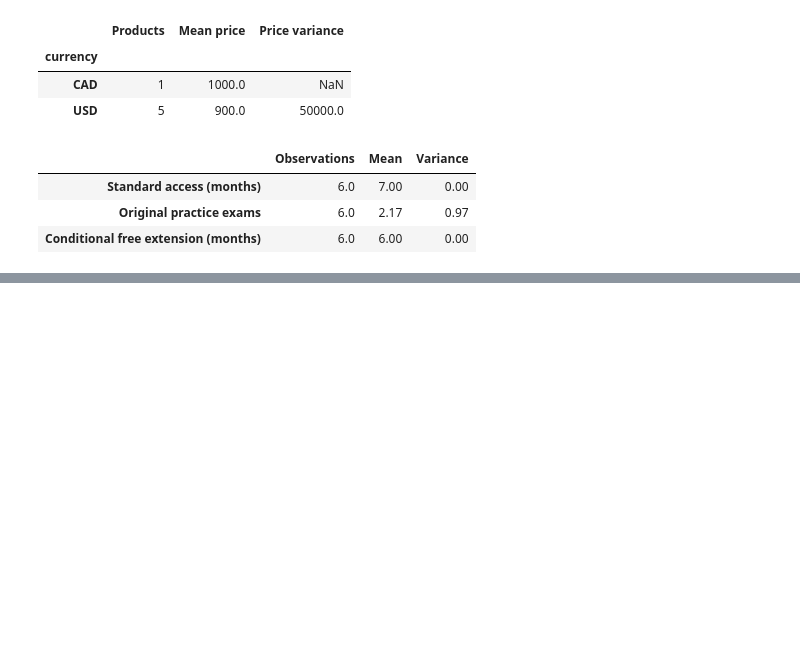
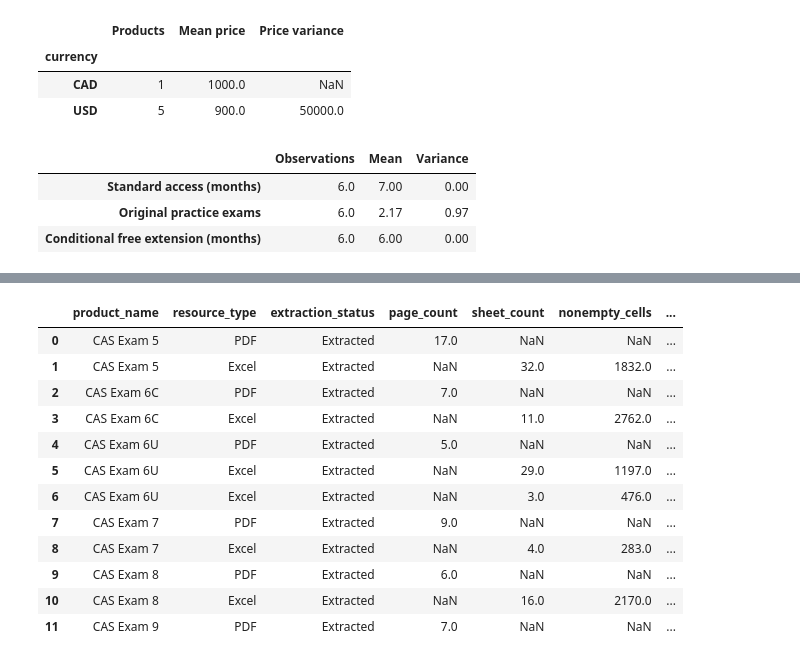
Before and after one commit to maxinehb/datasci530fall2026, a Jupyter notebook: Project 1/Project_1.ipynb, the cells around one changed output, grey strips where cells are left out. Cells and saved outputs as stored; diff of their text form; code cells hidden in the pictures; blank space fills up the shorter version.

```diff
--- a/Project 1/Project_1.ipynb
+++ b/Project 1/Project_1.ipynb
@@ -473,0 +761,89 @@ display(numeric_summary.round(2))
+# %%
+content_patterns = {
+    "worked_example": r"\bworked examples?\b|\bstep.by.step\b",
+    "practice_question": r"\bquestions?\b|\bproblems?\b|\bexercises?\b",
+    "solution": r"\bsolutions?\b|\banswers?\b",
+    "formula": r"\bformulas?\b|\bequations?\b"
+}
+
+content_evidence = []
+
+for indicator, pattern in content_patterns.items():
+    column = f"{indicator}_keyword"
+
+    # Missing means extraction failed or yielded no text
+    sample_content_df[column] = pd.Series(
+        pd.NA, index=sample_content_df.index, dtype="boolean"
+    )
+
+    extracted = sample_content_df["extraction_status"].eq("Extracted")
+
+    sample_content_df.loc[extracted, column] = (
+        sample_content_df.loc[extracted, "extracted_text"]
+        .str.contains(pattern, case=False, regex=True)
+    )
+
+    for _, sample in sample_content_df.loc[extracted].iterrows():
+        match = re.search(pattern, sample["extracted_text"], re.I)
+
+        if match:
+            text = sample["extracted_text"]
+            content_evidence.append({
+                "product_name": sample["product_name"],
+                "sample_url": sample["sample_url"],
+                "indicator": indicator,
+                "evidence": text[
+                    max(0, match.start() - 100):match.end() + 150
+                ].replace("\n", " ")
+            })
+
+sample_evidence_df = pd.DataFrame(
+    content_evidence,
+    columns=["product_name", "sample_url", "indicator", "evidence"]
+)
+
+# Review document structure and extraction success
+display(sample_content_df[[
+    "product_name", "resource_type", "extraction_status",
+    "page_count", "sheet_count", "nonempty_cells", "formula_cells"
+]])
+
+display(sample_content_df.loc[
+    ~sample_content_df["extraction_status"].eq("Extracted"),
+    ["product_name", "sample_url", "extraction_status", "extraction_error"]
+])
+
+display(sample_evidence_df)
+
+# Counts and missing values for the additional datasets
+additional_quality = pd.DataFrame([
+    {
+        "Dataset": name,
+        "Observations": len(frame),
+        "Missing values": (
+            frame.replace(r"^\s*$", pd.NA, regex=True)
+            .isna().sum().sum()
+        )
+    }
+    for name, frame in [
+        ("Product categories", product_categories_df),
+        ("Preparation themes", preparation_themes_df),
+        ("Sample content", sample_content_df)
+    ]
+])
+
+display(additional_quality)
+# %% [output]
+|  | product_name | resource_type | extraction_status | page_count | sheet_count | nonempty_cells | ... |
+| 0 | CAS Exam 5 | PDF | Extracted | 17.0 | NaN | NaN | ... |
+| 1 | CAS Exam 5 | Excel | Extracted | NaN | 32.0 | 1832.0 | ... |
+| 2 | CAS Exam 6C | PDF | Extracted | 7.0 | NaN | NaN | ... |
+| 3 | CAS Exam 6C | Excel | Extracted | NaN | 11.0 | 2762.0 | ... |
+| 4 | CAS Exam 6U | PDF | Extracted | 5.0 | NaN | NaN | ... |
+| 5 | CAS Exam 6U | Excel | Extracted | NaN | 29.0 | 1197.0 | ... |
+| 6 | CAS Exam 6U | Excel | Extracted | NaN | 3.0 | 476.0 | ... |
+| 7 | CAS Exam 7 | PDF | Extracted | 9.0 | NaN | NaN | ... |
+| 8 | CAS Exam 7 | Excel | Extracted | NaN | 4.0 | 283.0 | ... |
+| 9 | CAS Exam 8 | PDF | Extracted | 6.0 | NaN | NaN | ... |
+| 10 | CAS Exam 8 | Excel | Extracted | NaN | 16.0 | 2170.0 | ... |
+| 11 | CAS Exam 9 | PDF | Extracted | 7.0 | NaN | NaN | ... |
```
Also changed, not shown: parts of 13 cells of this notebook, 18 other files.
